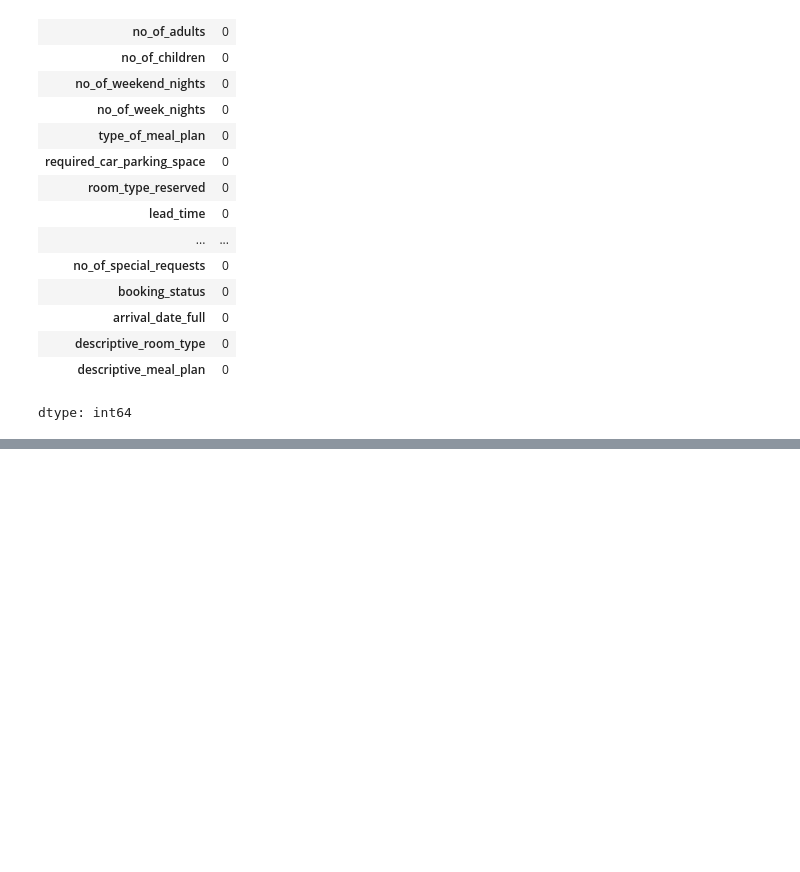
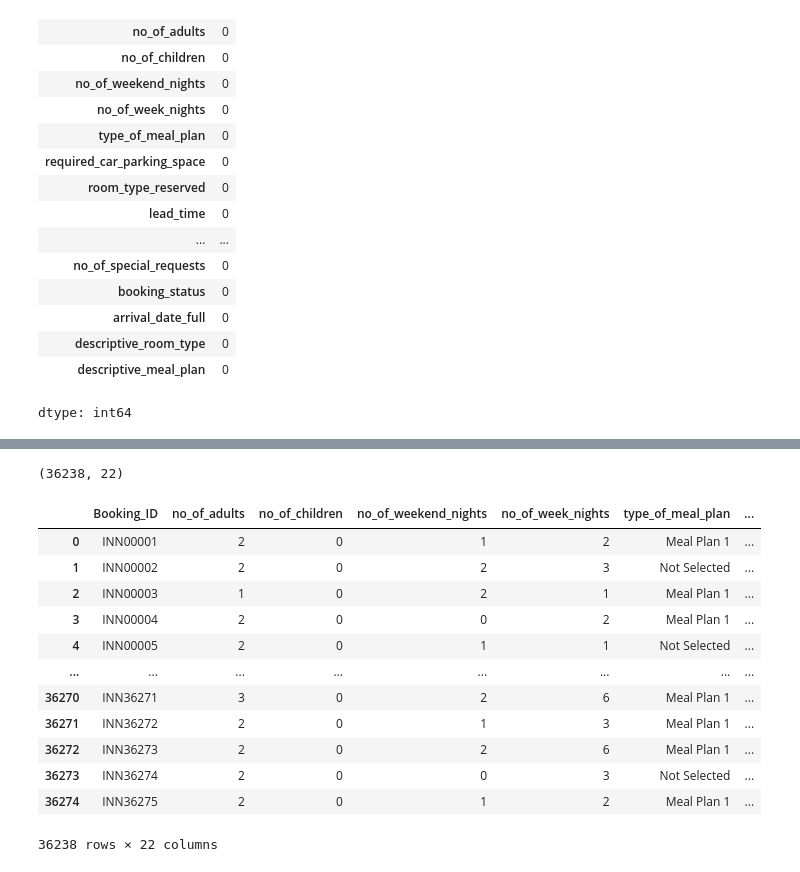
Before and after one commit to jebin24it-boop/Infotact_Travel_Hospitality_Analytics, a Jupyter notebook: notebooks/Day5_DataCleaning.ipynb, the cells around one changed output, grey strips where cells are left out. Saved outputs shown, nothing was run; the diff lists cells and outputs as text; code cells hidden in the pictures; blank space fills up the shorter version.

Commit message:
Data-Cleaning: Removed the useless column and also converted the arrival date to normal date and time format

```diff
--- a/notebooks/Day5_DataCleaning.ipynb
+++ b/notebooks/Day5_DataCleaning.ipynb
@@ -138,0 +161,5 @@ dtype: int64
+# %%
+# Convert 'arrival_date_full' to datetime objects
+df['arrival_date_full'] = pd.to_datetime(df['arrival_date_full'], format='%d-%m-%Y', errors='coerce')
+
+print("Converted 'arrival_date_full' to datetime.")
@@ -138,0 +168,7 @@ dtype: int64
+# %%
+# Drop the 'Unnamed: 0' column if it exists and is redundant
+if 'Unnamed: 0' in df.columns:
+    df = df.drop(columns=['Unnamed: 0'])
+    print("Dropped 'Unnamed: 0' column.")
+else:
+    print("'Unnamed: 0' column not found.")
@@ -138,0 +200,8 @@ dtype: int64
+# %%
+# Identify and count NaT values in 'arrival_date_full'
+nat_count = df['arrival_date_full'].isnull().sum()
+print(f"Number of NaT values in 'arrival_date_full': {nat_count}")
+
+# Drop rows where 'arrival_date_full' is NaT
+df = df.dropna(subset=['arrival_date_full'])
+print(f"Dropped {nat_count} rows with NaT values in 'arrival_date_full'.")
@@ -138,0 +234,20 @@ dtype: int64
+# %%
+df.shape
+# %% [output]
+(36238, 22)
+# %%
+df
+# %% [output]
+|  | Booking_ID | no_of_adults | no_of_children | no_of_weekend_nights | no_of_week_nights | type_of_meal_plan | ... |
+| 0 | INN00001 | 2 | 0 | 1 | 2 | Meal Plan 1 | ... |
+| 1 | INN00002 | 2 | 0 | 2 | 3 | Not Selected | ... |
+| 2 | INN00003 | 1 | 0 | 2 | 1 | Meal Plan 1 | ... |
+| 3 | INN00004 | 2 | 0 | 0 | 2 | Meal Plan 1 | ... |
+| 4 | INN00005 | 2 | 0 | 1 | 1 | Not Selected | ... |
+| ... | ... | ... | ... | ... | ... | ... | ... |
+| 36270 | INN36271 | 3 | 0 | 2 | 6 | Meal Plan 1 | ... |
+| 36271 | INN36272 | 2 | 0 | 1 | 3 | Meal Plan 1 | ... |
+| 36272 | INN36273 | 2 | 0 | 2 | 6 | Meal Plan 1 | ... |
+| 36273 | INN36274 | 2 | 0 | 0 | 3 | Not Selected | ... |
+| 36274 | INN36275 | 2 | 0 | 1 | 2 | Meal Plan 1 | ... |
+36238 rows × 22 columns
```
Also changed, not shown: parts of 7 cells of this notebook.
